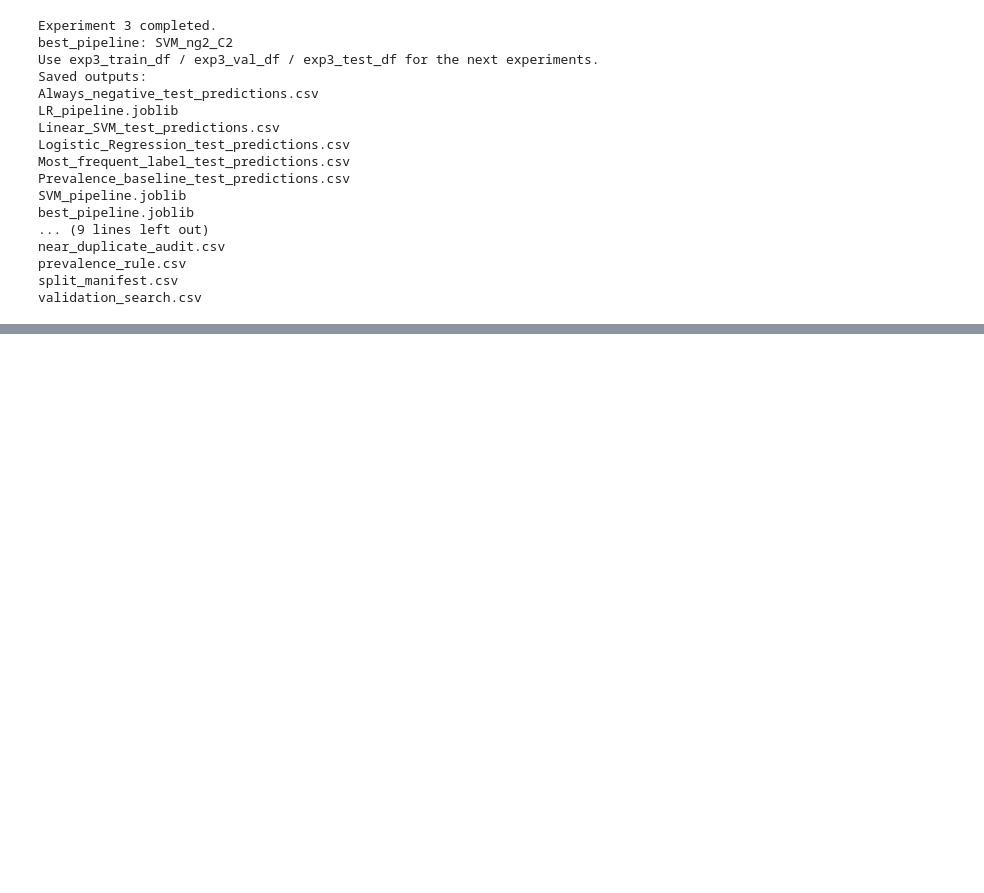
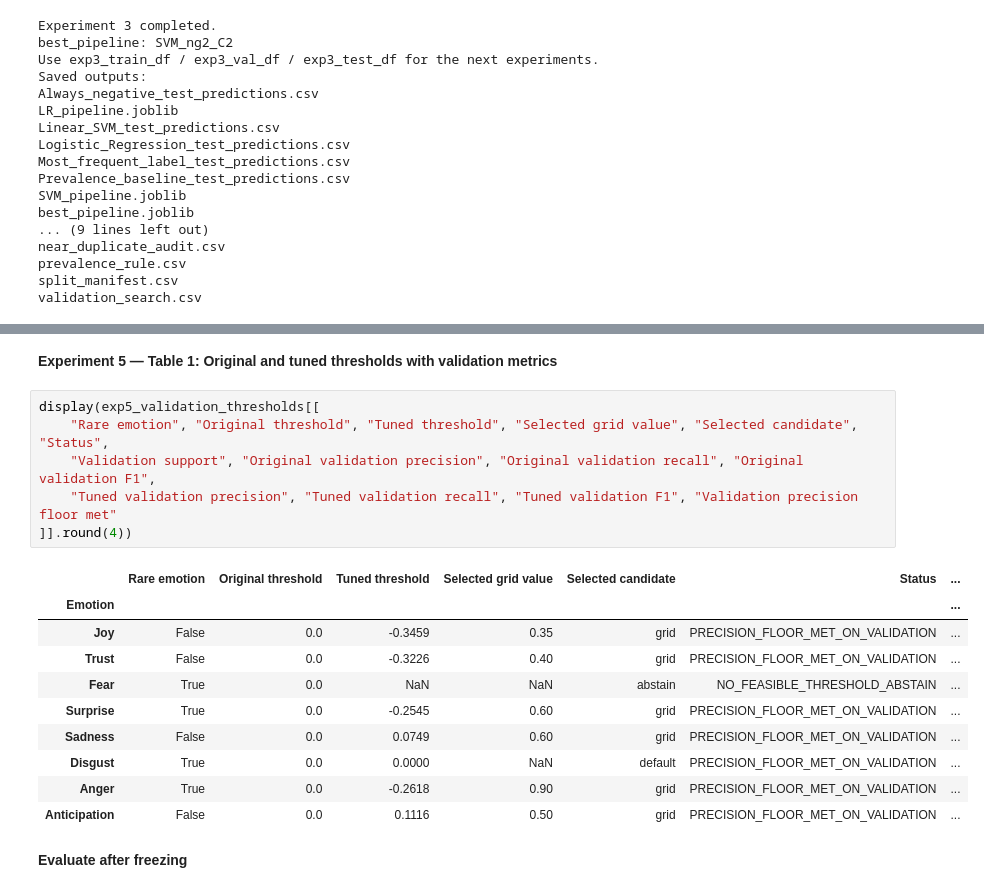
Before and after one commit to tiramisuuuuuuu/CMPE-252-Final-Project, a Jupyter notebook: Emotion_Classification_Project.ipynb, the cells around one changed output, grey strips where cells are left out. Cells and saved outputs as stored; diff of their text form; blank space fills up the shorter version.

```diff
--- a/Emotion_Classification_Project.ipynb
+++ b/Emotion_Classification_Project.ipynb
@@ -2752,0 +3257,21 @@ validation_search.csv
+# %% [markdown]
+**Experiment 5 — Table 1: Original and tuned thresholds with validation metrics**
+# %%
+display(exp5_validation_thresholds[[
+    "Rare emotion", "Original threshold", "Tuned threshold", "Selected grid value", "Selected candidate", "Status",
+    "Validation support", "Original validation precision", "Original validation recall", "Original validation F1",
+    "Tuned validation precision", "Tuned validation recall", "Tuned validation F1", "Validation precision floor met"
+]].round(4))
+# %% [output]
+|  | Rare emotion | Original threshold | Tuned threshold | Selected grid value | Selected candidate | Status | ... |
+| Emotion |  |  |  |  |  |  | ... |
+| Joy | False | 0.0 | -0.3459 | 0.35 | grid | PRECISION_FLOOR_MET_ON_VALIDATION | ... |
+| Trust | False | 0.0 | -0.3226 | 0.40 | grid | PRECISION_FLOOR_MET_ON_VALIDATION | ... |
+| Fear | True | 0.0 | NaN | NaN | abstain | NO_FEASIBLE_THRESHOLD_ABSTAIN | ... |
+| Surprise | True | 0.0 | -0.2545 | 0.60 | grid | PRECISION_FLOOR_MET_ON_VALIDATION | ... |
+| Sadness | False | 0.0 | 0.0749 | 0.60 | grid | PRECISION_FLOOR_MET_ON_VALIDATION | ... |
+| Disgust | True | 0.0 | 0.0000 | NaN | default | PRECISION_FLOOR_MET_ON_VALIDATION | ... |
+| Anger | True | 0.0 | -0.2618 | 0.90 | grid | PRECISION_FLOOR_MET_ON_VALIDATION | ... |
+| Anticipation | False | 0.0 | 0.1116 | 0.50 | grid | PRECISION_FLOOR_MET_ON_VALIDATION | ... |
+# %% [markdown]
+**Evaluate after freezing**
```
Also changed, not shown: parts of 51 cells of this notebook.
